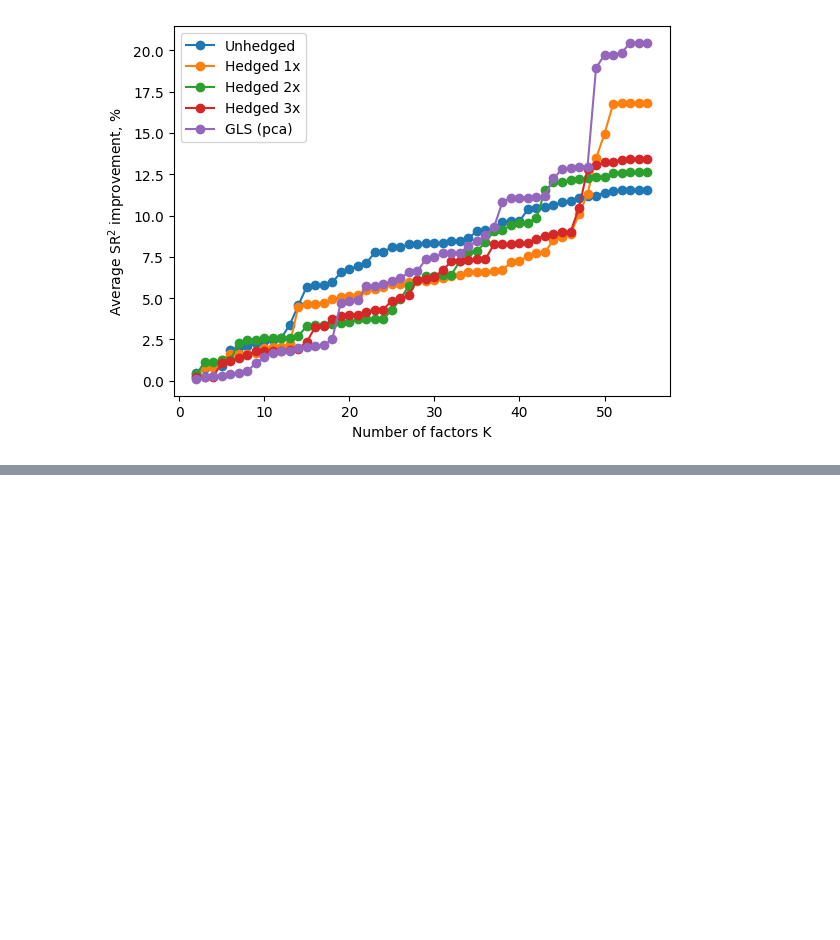
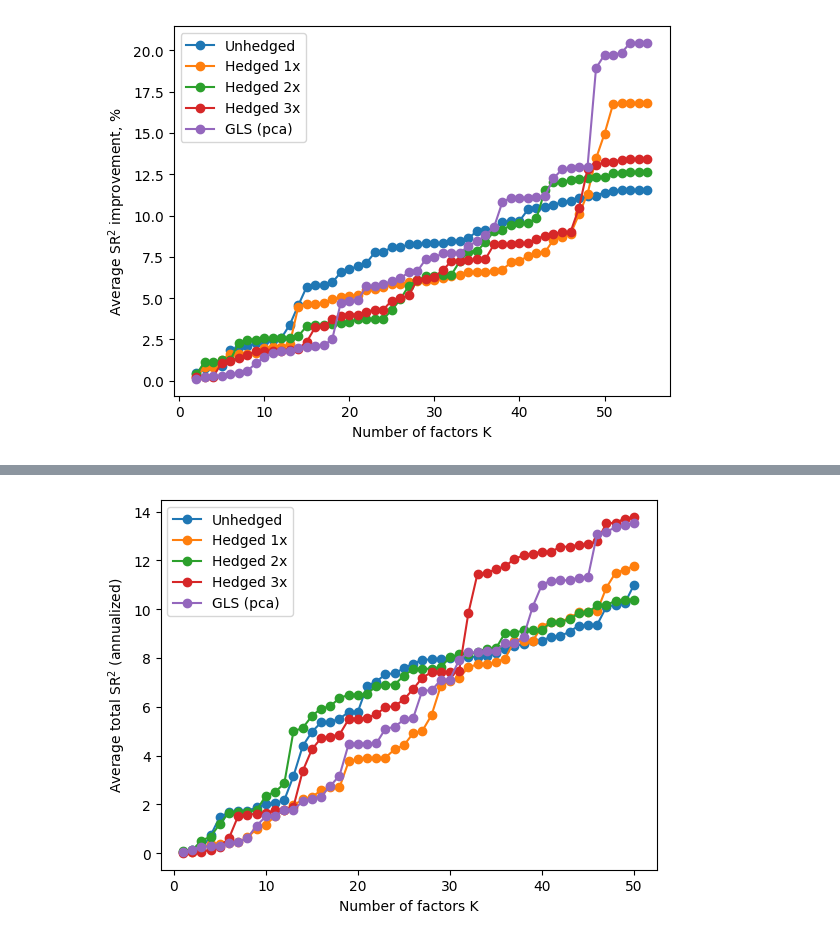
Before and after one commit to Perseus1729/Spanning-SDF-space, a Jupyter notebook: new_code.ipynb, the cells around one changed output, grey strips where cells are left out. Cells and saved outputs as stored; diff of their text form; code cells hidden in the pictures; blank space fills up the shorter version.

```diff
--- a/new_code.ipynb
+++ b/new_code.ipynb
@@ -694,0 +719,7 @@ plt.show()
+# %%
+df_uni_sr2.plot(marker="o")
+plt.xlabel("Number of factors K")
+plt.ylabel("Average total SR$^2$ (annualized)")
+plt.show()
+# %% [output]
+[figure, added]
```
Also changed, not shown: parts of 4 cells of this notebook, 4 other files.
